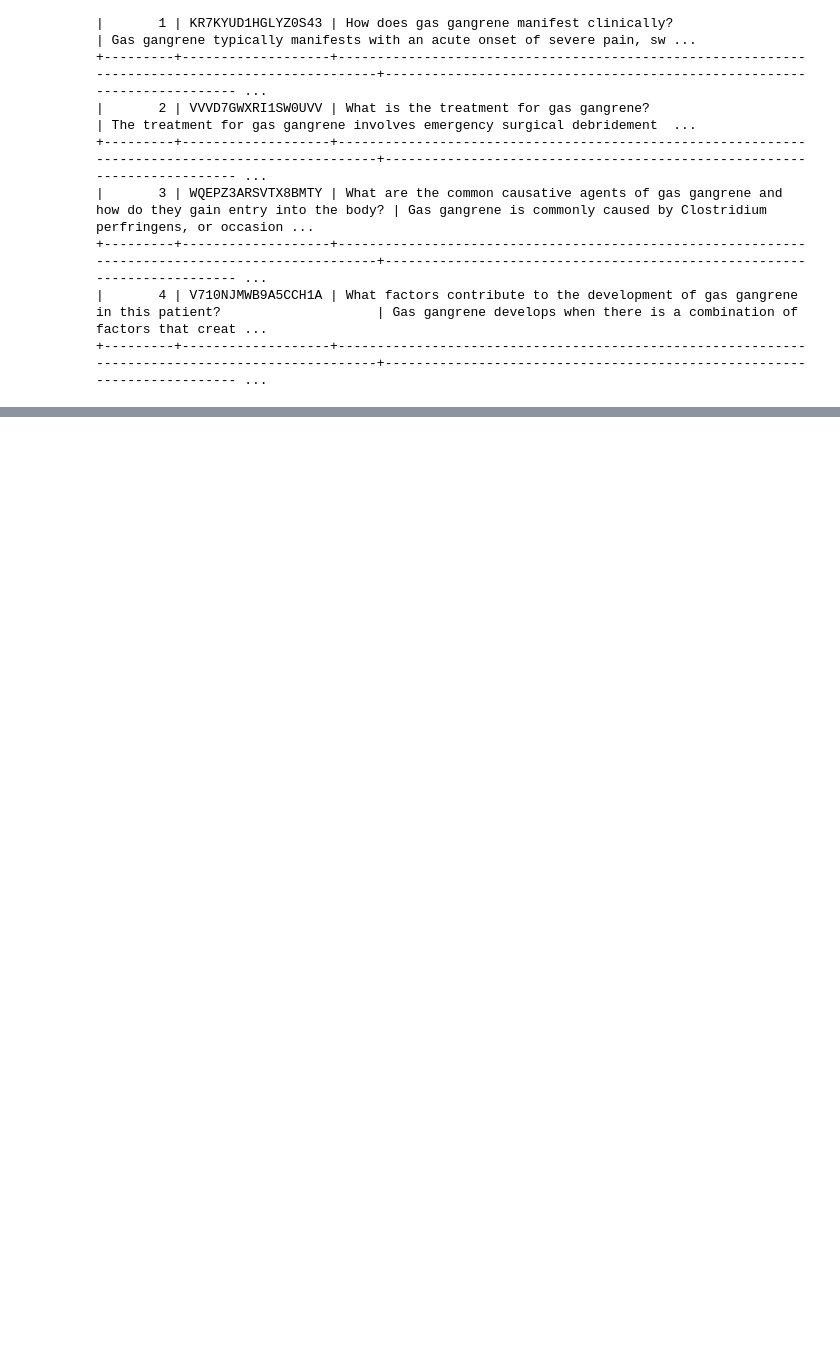
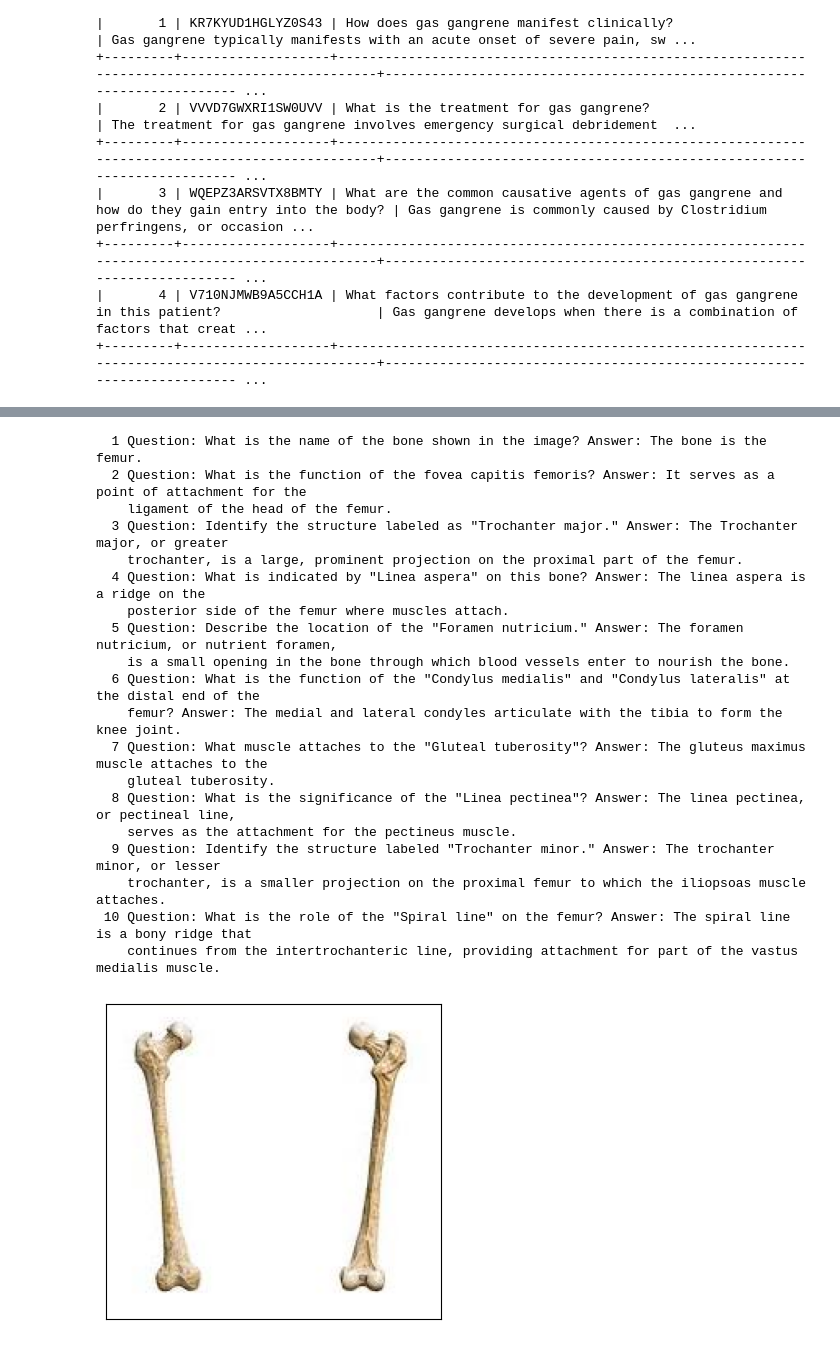
Before and after one commit to Samin-Sadaf7/QuestionAnswerGenerator, a Jupyter notebook: Medibee_AI_Integration.ipynb, the cells around one changed output, grey strips where cells are left out. Saved outputs shown, nothing was run; the diff lists cells and outputs as text; code cells hidden in the pictures; blank space fills up the shorter version.

```diff
--- a/Medibee_AI_Integration.ipynb
+++ b/Medibee_AI_Integration.ipynb
@@ -1604,0 +1878,34 @@ conn.close()
+# %%
+from rich.console import Console
+from rich.markdown import Markdown
+def MarkdownPrint(message_content):
+  console = Console()
+  question = Markdown(message_content)
+  console.print(question)
+# %%
+img_path ='/content/femur_unlabeled.jpg'
+img_paths = []
+img_paths.append(img_path)
+plot_images(img_paths)
+MarkdownPrint(message_content)
+# %% [output]
+  1 Question: What is the name of the bone shown in the image? Answer: The bone is the femur.
+  2 Question: What is the function of the fovea capitis femoris? Answer: It serves as a point of attachment for the
+    ligament of the head of the femur.
+  3 Question: Identify the structure labeled as "Trochanter major." Answer: The Trochanter major, or greater
+    trochanter, is a large, prominent projection on the proximal part of the femur.
+  4 Question: What is indicated by "Linea aspera" on this bone? Answer: The linea aspera is a ridge on the
+    posterior side of the femur where muscles attach.
+  5 Question: Describe the location of the "Foramen nutricium." Answer: The foramen nutricium, or nutrient foramen,
+    is a small opening in the bone through which blood vessels enter to nourish the bone.
+  6 Question: What is the function of the "Condylus medialis" and "Condylus lateralis" at the distal end of the
+    femur? Answer: The medial and lateral condyles articulate with the tibia to form the knee joint.
+  7 Question: What muscle attaches to the "Gluteal tuberosity"? Answer: The gluteus maximus muscle attaches to the
+    gluteal tuberosity.
+  8 Question: What is the significance of the "Linea pectinea"? Answer: The linea pectinea, or pectineal line,
+    serves as the attachment for the pectineus muscle.
+  9 Question: Identify the structure labeled "Trochanter minor." Answer: The trochanter minor, or lesser
+    trochanter, is a smaller projection on the proximal femur to which the iliopsoas muscle attaches.
+ 10 Question: What is the role of the "Spiral line" on the femur? Answer: The spiral line is a bony ridge that
+    continues from the intertrochanteric line, providing attachment for part of the vastus medialis muscle.
+[figure, added]
```
Also changed, not shown: parts of 23 cells of this notebook.
